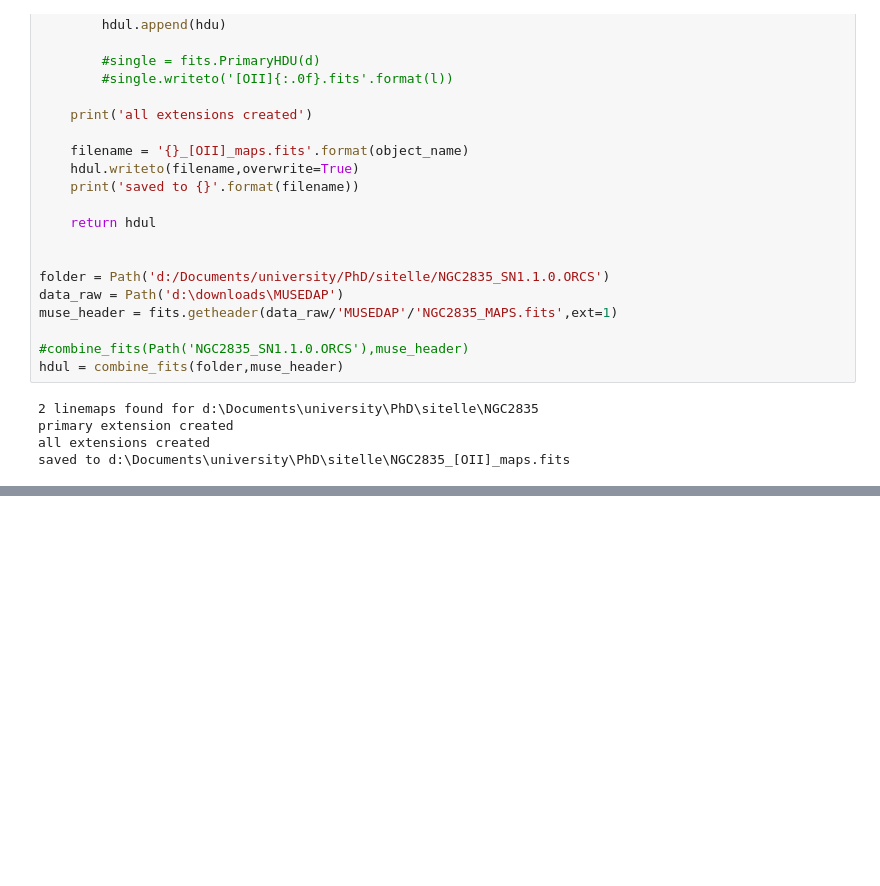
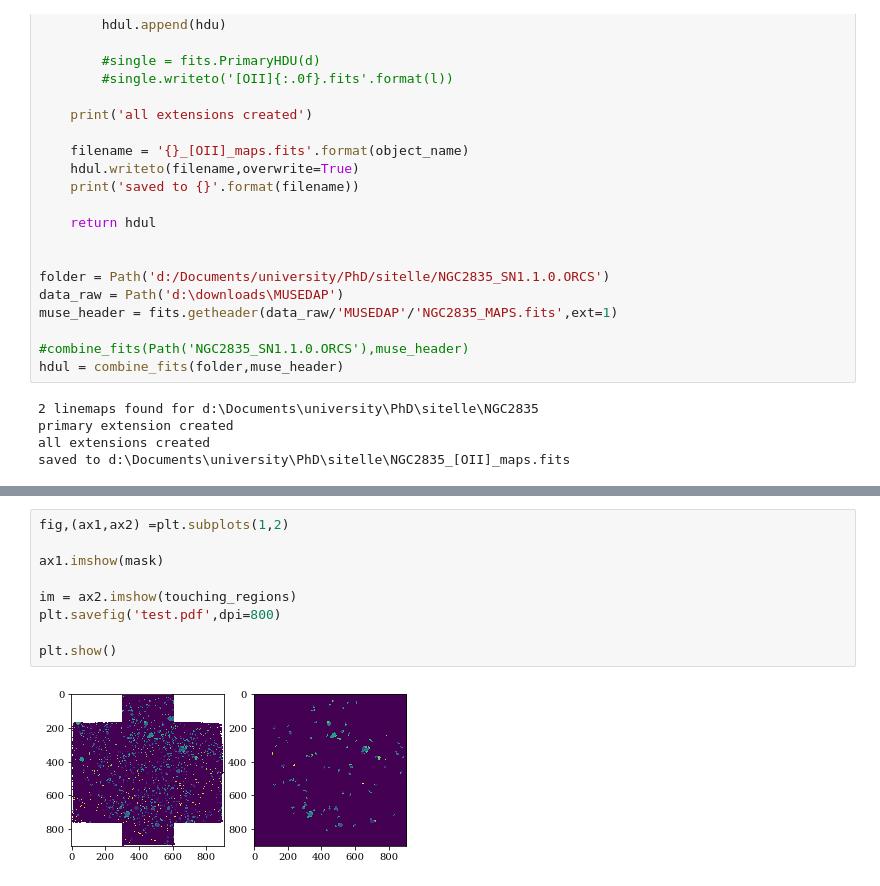
Before and after one commit to fschmnn/pnlf, a Jupyter notebook: notebooks/playground.ipynb, the cells around one changed output, grey strips where cells are left out. Drawn from its saved outputs; the diff is of its cells as text; blank space fills up the shorter version.

```diff
--- a/notebooks/playground.ipynb
+++ b/notebooks/playground.ipynb
@@ -254,0 +326,11 @@ saved to d:\Documents\university\PhD\sitelle\NGC2835_[OII]_maps.fits
+# %%
+fig,(ax1,ax2) =plt.subplots(1,2)
+
+ax1.imshow(mask)
+
+im = ax2.imshow(touching_regions)
+plt.savefig('test.pdf',dpi=800)
+
+plt.show()
+# %% [output]
+[figure, added]
```
Also changed, not shown: parts of 25 cells of this notebook, 7 other files.
